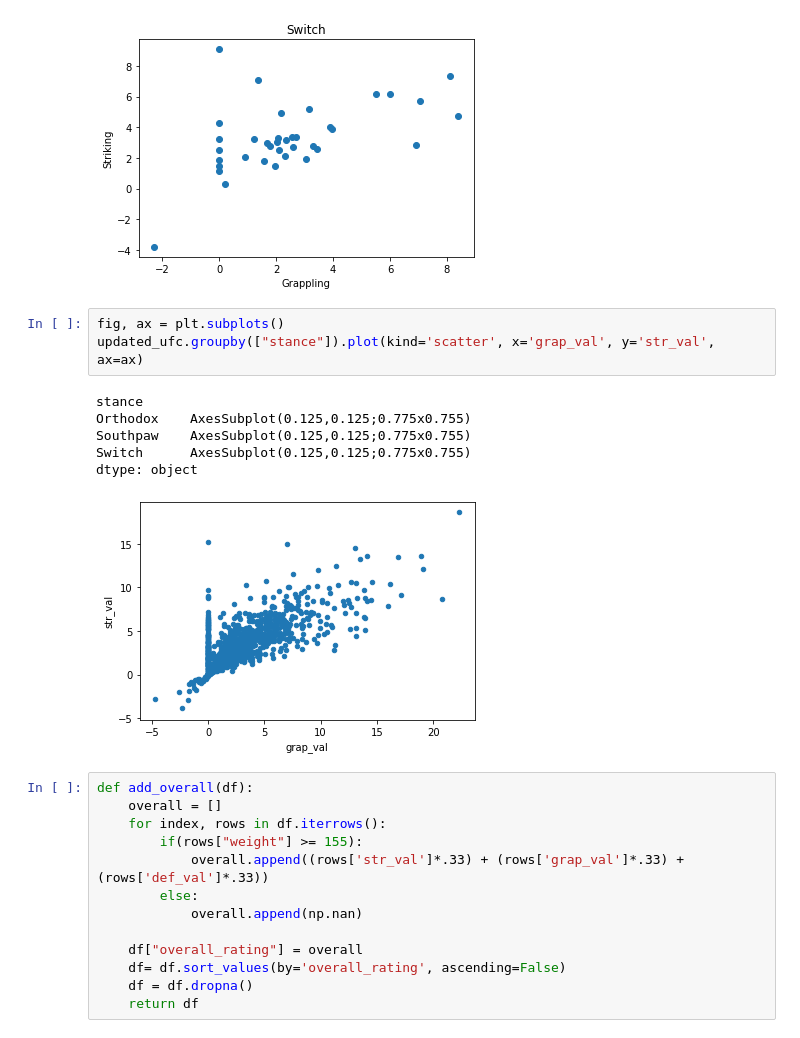
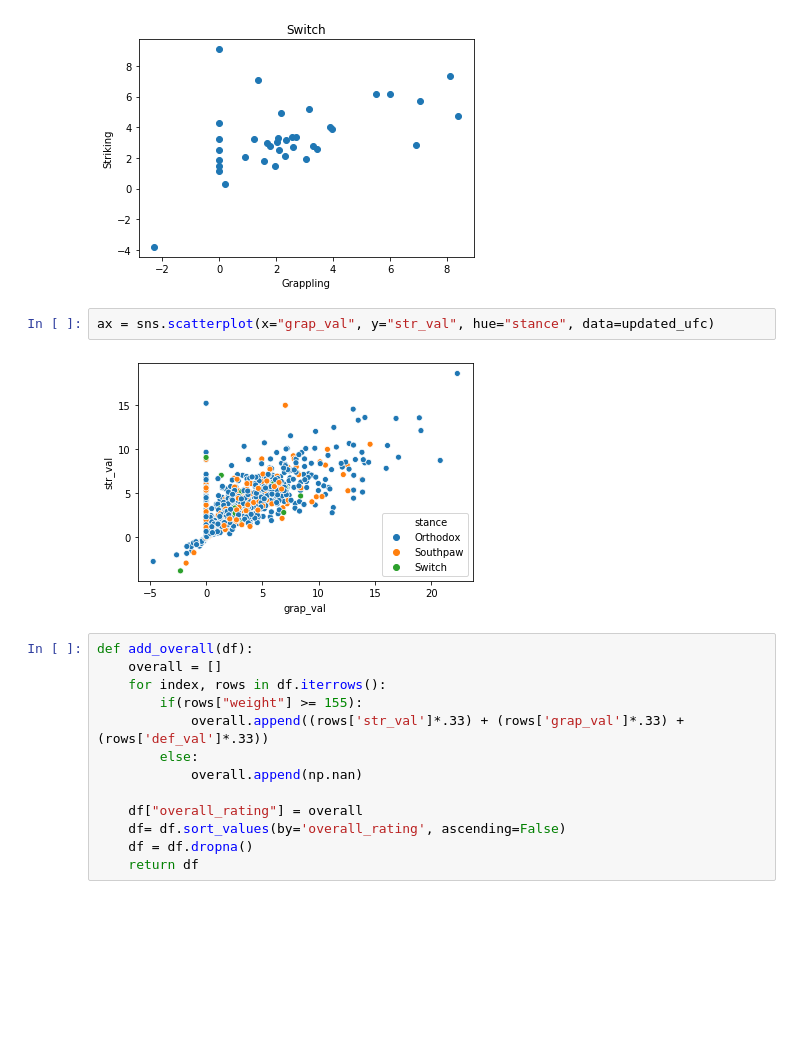
Before and after one commit to danielhill15/Best-UFC-TYPE, a Jupyter notebook: best_ufc_fighter_types (1).ipynb, the cells around one changed output. Cells and saved outputs as stored; diff of their text form; blank space fills up the shorter version.

```diff
--- a/best_ufc_fighter_types (1).ipynb
+++ b/best_ufc_fighter_types (1).ipynb
@@ -192,16 +186,10 @@ plt.title('Switch')
 # %% [output]
 Text(0.5, 1.0, 'Switch')
 [figure]
-# %%
-fig, ax = plt.subplots()
-updated_ufc.groupby(["stance"]).plot(kind='scatter', x='grap_val', y='str_val', ax=ax)
-# %% [output]
-stance
-Orthodox    AxesSubplot(0.125,0.125;0.775x0.755)
-Southpaw    AxesSubplot(0.125,0.125;0.775x0.755)
-Switch      AxesSubplot(0.125,0.125;0.775x0.755)
-dtype: object
-[figure, removed]
+# %%
+ax = sns.scatterplot(x="grap_val", y="str_val", hue="stance", data=updated_ufc)
+# %% [output]
+[figure, added]
 # %%
 def add_overall(df):
     overall = []
```
Also changed, not shown: parts of 17 cells of this notebook.
